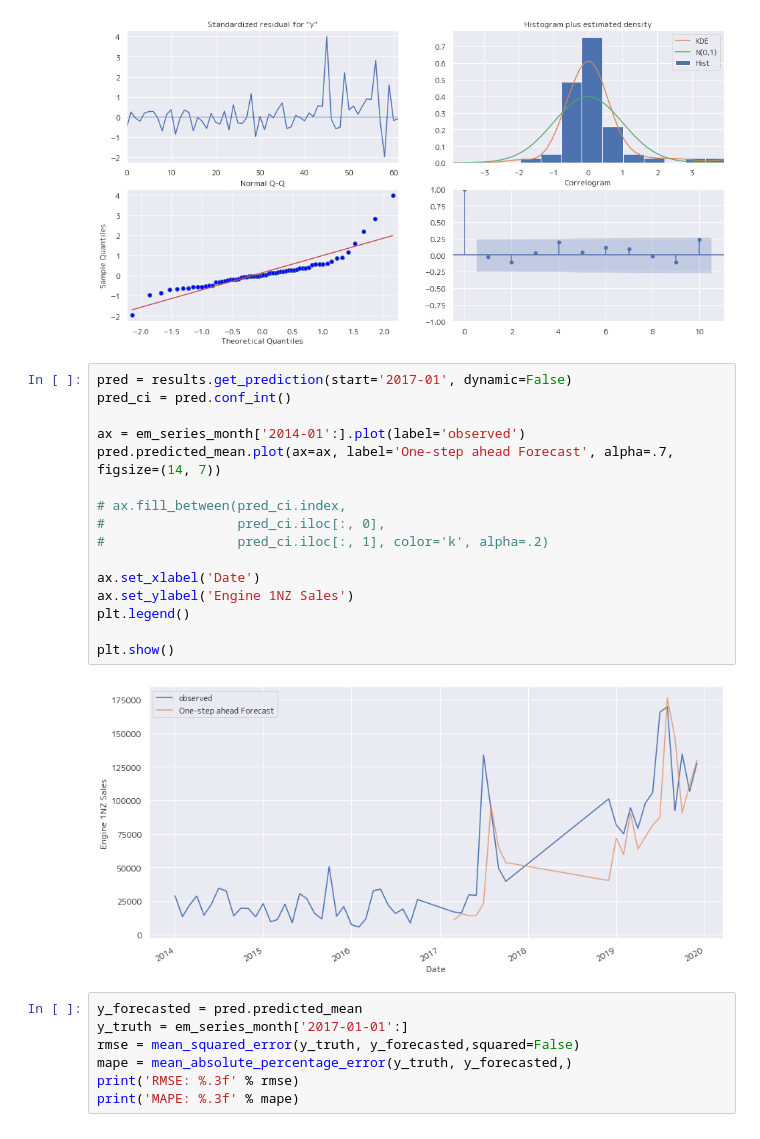
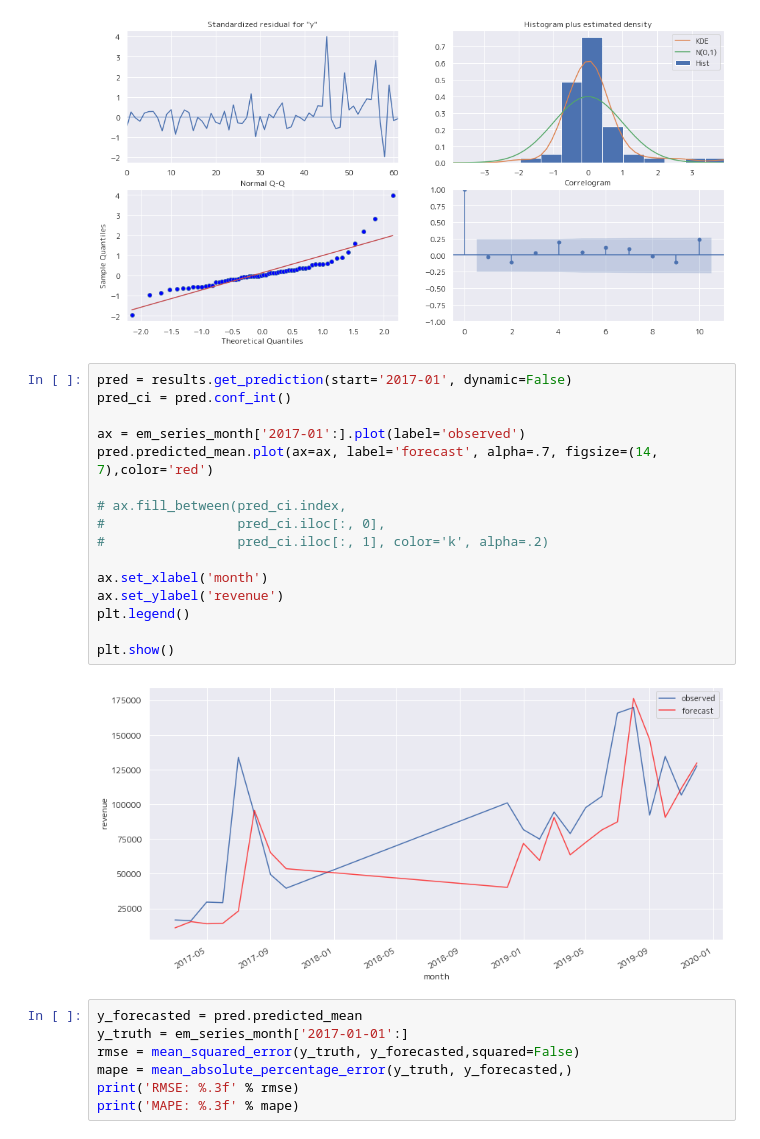
Before and after one commit to vutuanlinh2661998/KAIHO, a Jupyter notebook: GTO_Prediction_TOYOTA_1NZ.ipynb, the cells around one changed output. Drawn from its saved outputs; the diff is of its cells as text.

```diff
--- a/GTO_Prediction_TOYOTA_1NZ.ipynb
+++ b/GTO_Prediction_TOYOTA_1NZ.ipynb
@@ -833,21 +984,21 @@ plt.show()
 # %%
 pred = results.get_prediction(start='2017-01', dynamic=False)
 pred_ci = pred.conf_int()
 
-ax = em_series_month['2014-01':].plot(label='observed')
-pred.predicted_mean.plot(ax=ax, label='One-step ahead Forecast', alpha=.7, figsize=(14, 7))
+ax = em_series_month['2017-01':].plot(label='observed')
+pred.predicted_mean.plot(ax=ax, label='forecast', alpha=.7, figsize=(14, 7),color='red')
 
 # ax.fill_between(pred_ci.index,
 #                 pred_ci.iloc[:, 0],
 #                 pred_ci.iloc[:, 1], color='k', alpha=.2)
 
-ax.set_xlabel('Date')
-ax.set_ylabel('Engine 1NZ Sales')
+ax.set_xlabel('month')
+ax.set_ylabel('revenue')
 plt.legend()
 
 plt.show()
 # %% [output]
-[figure, old version]
+[figure, new version]
 # %%
 y_forecasted = pred.predicted_mean
 y_truth = em_series_month['2017-01-01':]
```
Also changed, not shown: parts of 13 cells of this notebook, 1 other file.
